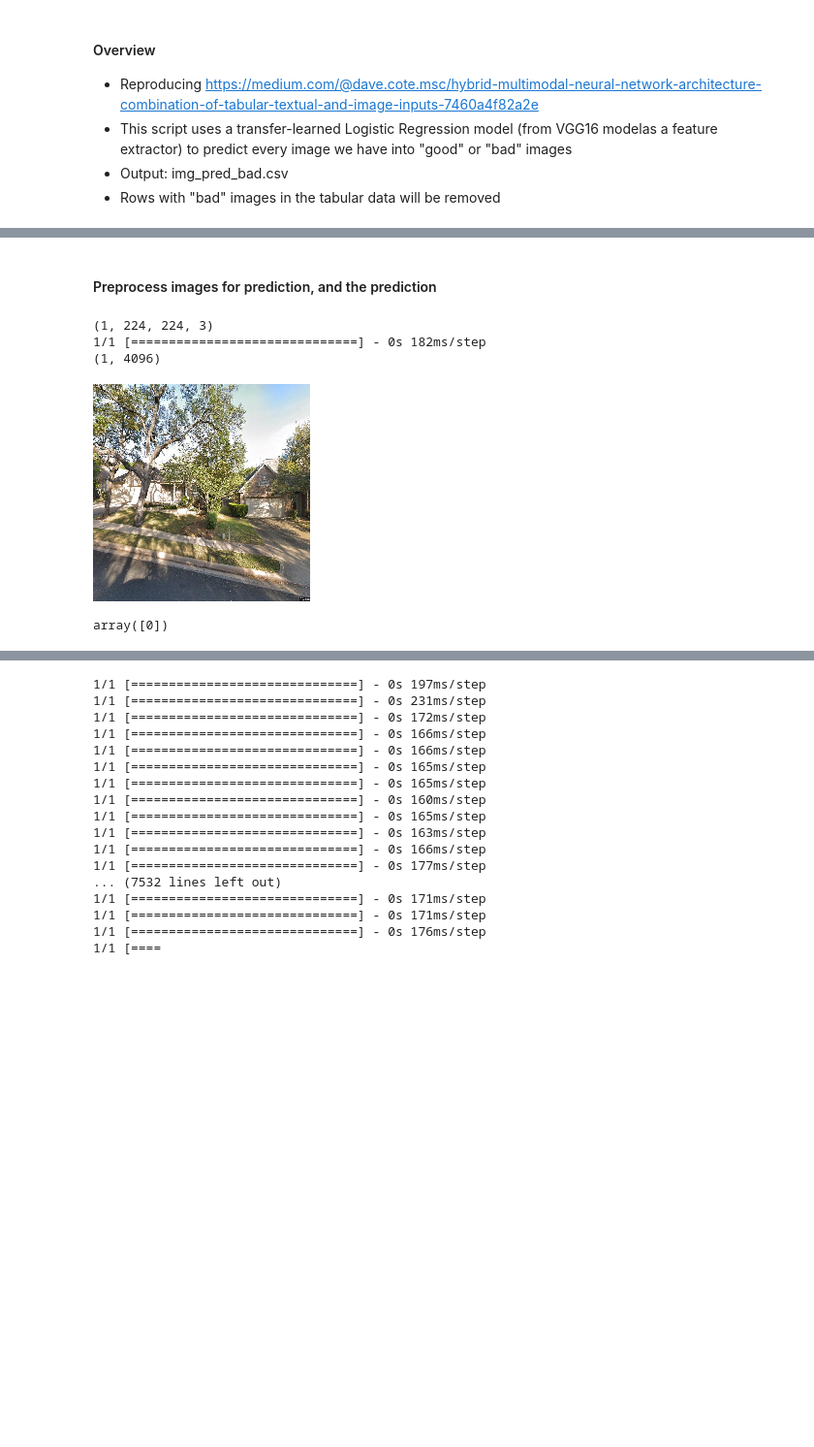
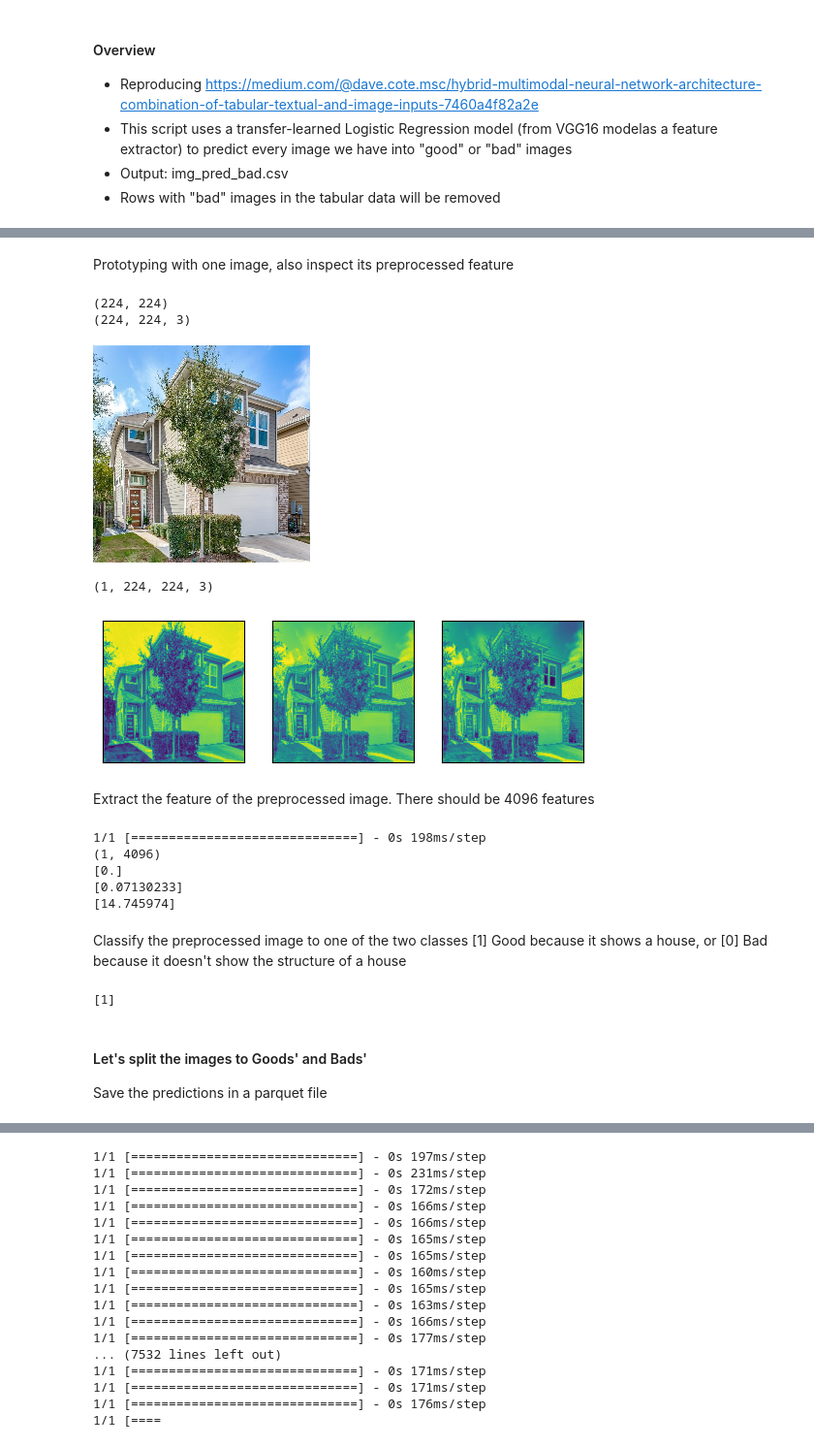
Before and after one commit to catherinechia/deeplearning-multimodal-neural-network, a Jupyter notebook: demo/preprocessing_images_classification.ipynb, the cells around one changed output, grey strips where cells are left out. Shown at 97% size. Saved outputs shown, nothing was run; the diff lists cells and outputs as text; code cells hidden in the pictures; blank space fills up the shorter version.

```diff
--- a/demo/preprocessing_images_classification.ipynb
+++ b/demo/preprocessing_images_classification.ipynb
@@ -69,2 +68,0 @@ Successfully loaded base model and model...
-# %% [markdown]
-#### Preprocess images for prediction, and the prediction
@@ -74,22 +69,58 @@ tl_model = pickle.load(open(classifier_model, 'rb'))
+# %% [markdown]
+Prototyping with one image, also inspect its preprocessed feature
 # %%
 l_images = os.listdir(pred_path)
-img = image.load_img(pred_path + l_images[7], target_size=image_size) #224x224
+img = image.load_img(pred_path + l_images[1], target_size=image_size) #224x224
+print(img.size)
 a_img = image.img_to_array(img) #50176
-a_img = np.expand_dims(a_img, axis=0)
-a_img = preprocess_input(a_img)
 print(a_img.shape)
-feature = fe_model.predict(a_img)
-print(feature.shape)
-pred = tl_model.predict(feature)
+img.show()
 # %% [output]
-(1, 224, 224, 3)
-1/1 [==============================] - 0s 182ms/step
-(1, 4096)
+(224, 224)
+(224, 224, 3)
+[figure, added]
-# %%
-img
-# %% [output]
-[figure, removed]
-# %%
-pred
-# %% [output]
-array([0])
+# %%
+#Inspect preprocessed image
+a_img = np.expand_dims(a_img, axis=0)
+print(a_img.shape)
+a_img = preprocess_input(a_img)
+
+from matplotlib import pyplot
+ix = 1
+for _ in range(3):
+	# specify subplot and turn of axis
+    ax = pyplot.subplot(1, 3, ix)
+    ax.set_xticks([])
+    ax.set_yticks([])
+    # plot filter channel in grayscale
+    pyplot.imshow(a_img[0, :, :, ix-1], cmap='viridis')
+    ix += 1
+# show the figure
+pyplot.show()
+# %% [output]
+(1, 224, 224, 3)
+[figure, added]
+# %% [markdown]
+Extract the feature of the preprocessed image. There should be 4096 features
+# %%
+feature = fe_model.predict(a_img)
+print(feature.shape)
+print(feature[:,0])
+print(feature[:,1])
+print(feature[:,1000])
+# %% [output]
+1/1 [==============================] - 0s 198ms/step
+(1, 4096)
+[0.]
+[0.07130233]
+[14.745974]
+# %% [markdown]
+Classify the preprocessed image to one of the two classes [1] Good because it shows a house, or [0] Bad because it doesn't show the structure of a house
+# %%
+pred = tl_model.predict(feature)
+print(pred)
+# %% [output]
+[1]
+# %% [markdown]
+#### Let's split the images to Goods' and Bads'
+Save the predictions in a parquet file
```
Also changed, not shown: parts of 8 cells of this notebook, 1 other file.
